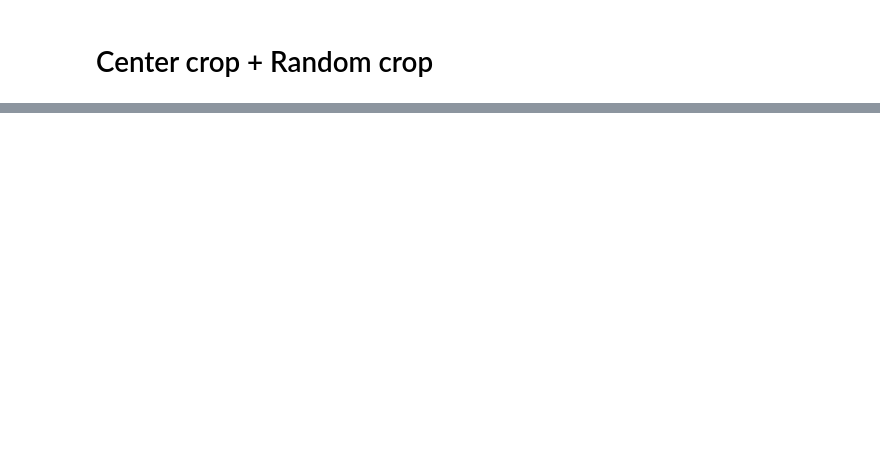
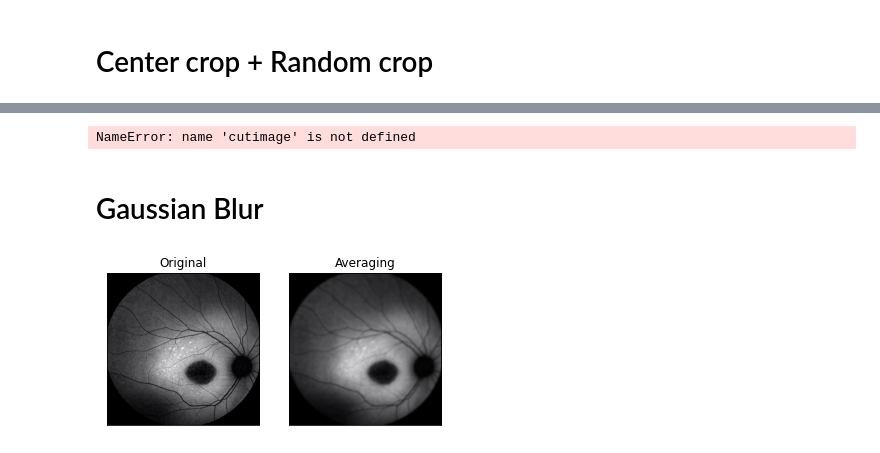
Before and after one commit to migueLib/master_thesis, a Jupyter notebook: notebooks/data_agumentation.ipynb, the cells around one changed output, grey strips where cells are left out. Saved outputs shown, nothing was run; the diff lists cells and outputs as text; code cells hidden in the pictures; blank space fills up the shorter version.

```diff
--- a/notebooks/data_agumentation.ipynb
+++ b/notebooks/data_agumentation.ipynb
@@ -101,0 +116,43 @@ plot_images(dataloader, dataset.classes)
+# %%
+from PIL import Image, ImageOps, ImageDraw
+im = Image.fromarray(cutimage)
+
+
+bigsize = (im.size[0] * 3, im.size[1] * 3)
+mask = Image.new('L', bigsize, 0)
+draw = ImageDraw.Draw(mask)
+draw.ellipse((0, 0) + bigsize, fill=255)
+mask = mask.resize(im.size, Image.ANTIALIAS)
+im.putalpha(mask)
+
+output = ImageOps.fit(im, mask.size, centering=(0.5, 0.5))
+output.putalpha(mask)
+output
+#output.save('output.png')
+
+#background = Image.open('back.jpg')
+#background.paste(im, (150, 10), im)
+#background.save('overlap.png')
+# %% [output]
+NameError: name 'cutimage' is not defined
+# %% [markdown]
+# Gaussian Blur
+# %%
+import cv2
+import numpy as np
+from matplotlib import pyplot as plt
+
+img = cv2.imread('data/IR/right/right_NISO-NTMC113-KA114.png')
+
+#kernel = np.ones((3,3),np.float32)/9
+blur = cv2.GaussianBlur(img,(55,55), 0)
+#dst = cv2.filter2D(img, -1, kernel)
+dst= blur
+
+plt.subplot(121),plt.imshow(img),plt.title('Original')
+plt.xticks([]), plt.yticks([])
+plt.subplot(122),plt.imshow(dst),plt.title('Averaging')
+plt.xticks([]), plt.yticks([])
+plt.show()
+# %% [output]
+[figure, added]
```
Also changed, not shown: parts of 12 cells of this notebook.
